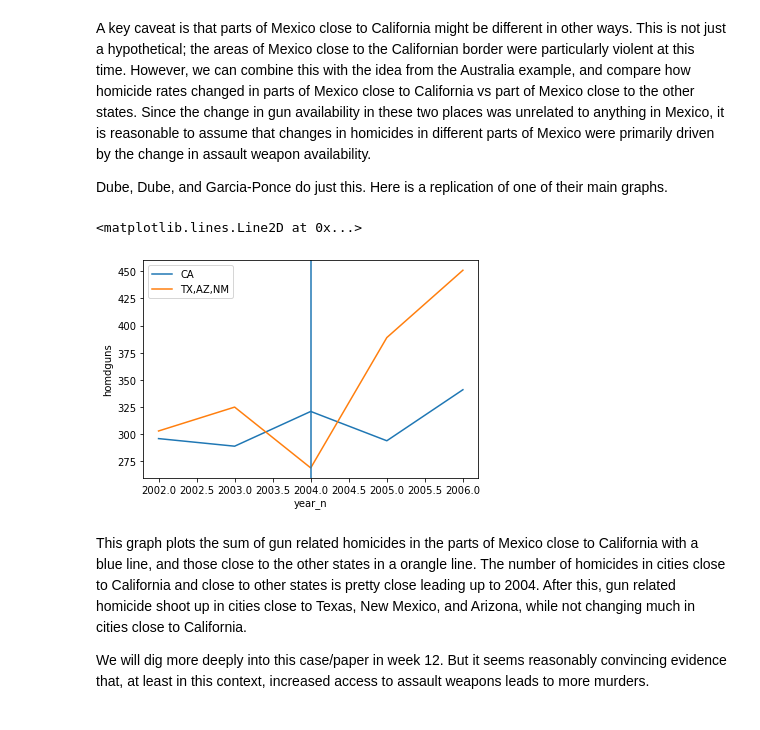
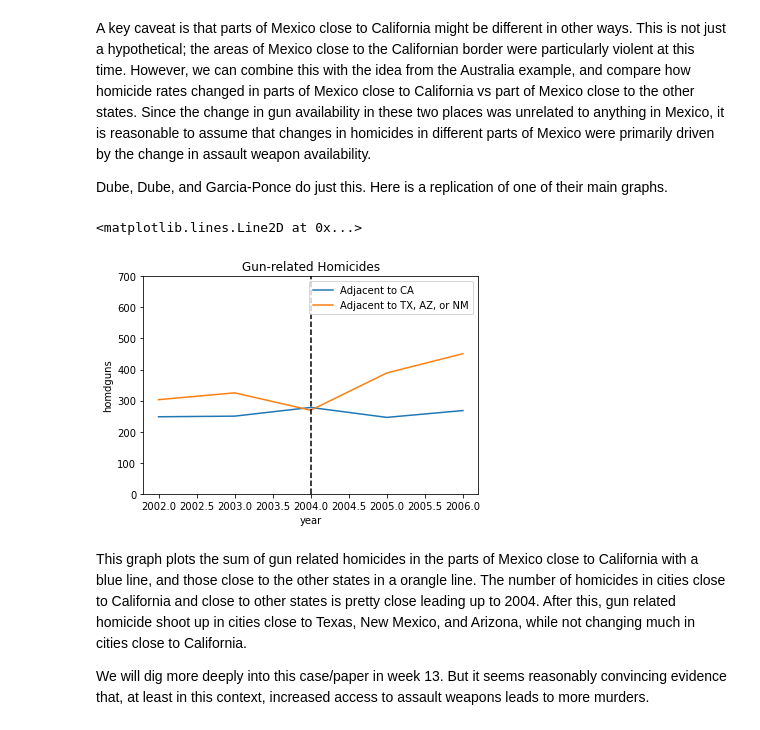
Before and after one commit to ds-modules/PS-88-FA23, a Jupyter notebook: week1intro/Lecture1-Overview.ipynb, the cells around one changed output. Drawn from its saved outputs; the diff is of its cells as text; code cells hidden in the pictures.

```diff
--- a/week1intro/Lecture1-Overview.ipynb
+++ b/week1intro/Lecture1-Overview.ipynb
@@ -129,21 +131,27 @@ Why do I mention these four states? Because they are the four states which borde
 A key caveat is that parts of Mexico close to California might be different in other ways. This is not just a hypothetical; the areas of Mexico close to the Californian border were particularly violent at this time. However, we can combine this with the idea from the Australia example, and compare how homicide rates changed in parts of Mexico close to California vs part of Mexico close to the other states. Since the change in gun availability in these two places was unrelated to anything in Mexico, it is reasonable to assume that changes in homicides in different parts of Mexico were primarily driven by the change in assault weapon availability.
 
 Dube, Dube, and Garcia-Ponce do just this. Here is a replication of one of their main graphs.
-# %%
-ddg_grouped = pd.read_csv("data/ddg_fig3.csv")
-ddg_CA = ddg_grouped[ddg_grouped['NCAseg18']==0]
-ddg_NCA = ddg_grouped[ddg_grouped['NCAseg18']==1]
-sns.lineplot(x='year_n', y='homdguns', data=ddg_CA, label="CA")
-sns.lineplot(x='year_n', y='homdguns', data=ddg_NCA, label="TX,AZ,NM")
-plt.legend()
-plt.axvline(2004)
-# %% [output]
-<matplotlib.lines.Line2D at 0x...>
-[figure, removed]
+# %%
+df = pd.read_csv('data/nca_deaths.csv')
+# Plotting gun-related homicides per year for municipios adjacent to CA
+sns.lineplot(x='year', y='homdguns', data=df[df['nonca']==0], label='Adjacent to CA')
+# Plotting homicides per year for municipios not adjacent to CA
+sns.lineplot(x='year', y='homdguns', data=df[df['nonca']==1], label='Adjacent to TX, AZ, or NM')
+#Setting the y axis to go from 0 to 700
+plt.ylim(0,700)
+# Adding a title to the plot
+plt.title("Gun-related Homicides")
+# Adding a legend to the plot
+plt.legend()
+# Making a vertical line when the ban expired
+plt.axvline(2004, color='black', linestyle='--')
+# %% [output]
+<matplotlib.lines.Line2D at 0x...>
+[figure, added]
 # %% [markdown]
 This graph plots the sum of gun related homicides in the parts of Mexico close to California with a blue line, and those close to the other states in a orangle line. The number of homicides in cities close to California and close to other states is pretty close leading up to 2004. After this, gun related homicide shoot up in cities close to Texas, New Mexico, and Arizona, while not changing much in cities close to California.
 
-We will dig more deeply into this case/paper in week 12. But it seems reasonably convincing evidence that, at least in this context, increased access to assault weapons leads to more murders.
+We will dig more deeply into this case/paper in week 13. But it seems reasonably convincing evidence that, at least in this context, increased access to assault weapons leads to more murders.
 # %% [markdown]
 ## Our goals more generally
 
```
Also changed, not shown: parts of 8 cells of this notebook.
